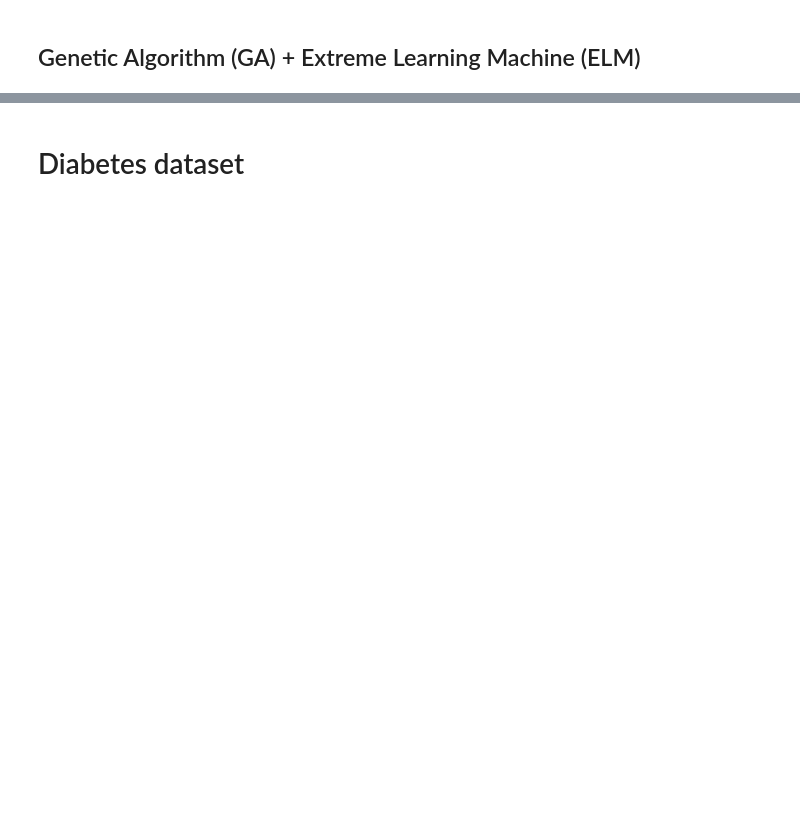
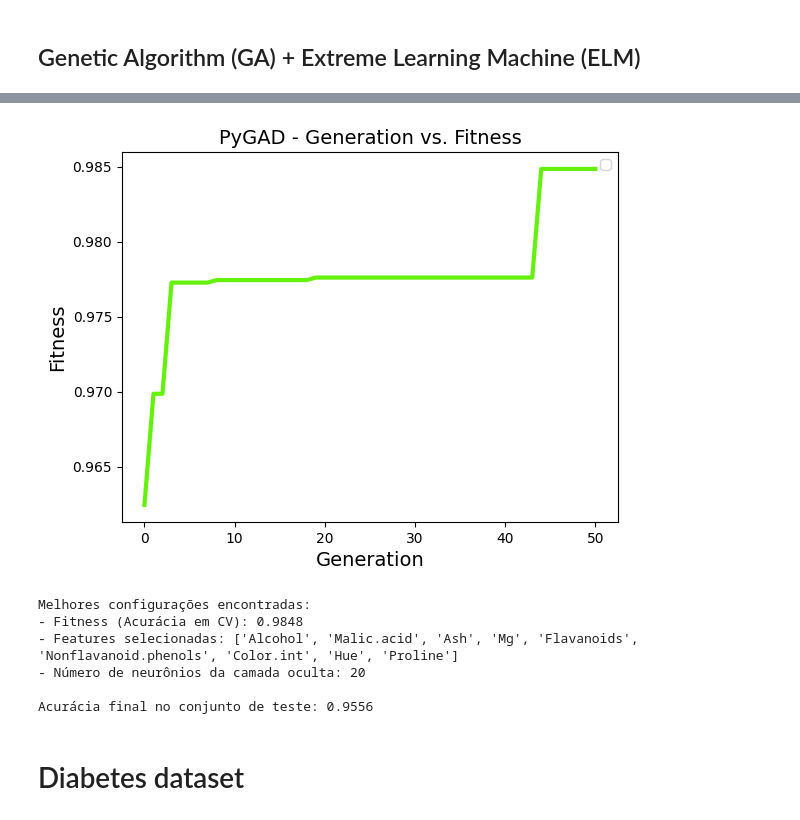
Before and after one commit to falconeee/nc-optimization, a Jupyter notebook: tc1.ipynb, the cells around one changed output, grey strips where cells are left out. Drawn from its saved outputs; the diff is of its cells as text; code cells hidden in the pictures; blank space fills up the shorter version.

```diff
--- a/tc1.ipynb
+++ b/tc1.ipynb
@@ -391,7 +479,7 @@ def fitness_func(ga_instance, solution, solution_idx):
         return -1.0  # PyGAD maximiza, então um valor baixo para penalizar
 
     # Arredonda os valores para garantir que sejam inteiros
-    n_neurons = int(round(solution[n_features]))
+    n_neurons = int(round(solution[n_features + 1]))
 
     X_sel = X_train_scaled[:, feature_mask]
 
@@ -422,34 +510,42 @@ ga_instance = pygad.GA(
     sol_per_pop=50,              # Tamanho da população
     num_genes=num_genes,
     fitness_func=fitness_func,   # Função de fitness a ser maximizada
     gene_space=gene_space,       # Define o espaço de busca para cada gene
     parent_selection_type="tournament", # Seleção 'tournament'
     crossover_type="two_points", # Crossover de dois pontos
     mutation_type="random",      # Mutação aleatória dentro do 'gene_space'
-    mutation_probability=0.6   # Probabilidade de mutação
+    mutation_probability=0.6,   # Probabilidade de mutação
 )
 ga_instance.run()
 ga_instance.plot_fitness()
 
 best_solution, best_solution_fitness, best_solution_idx = ga_instance.best_solution()
 
 selected_features = best_solution[:n_features].astype(bool)
-n_neurons_best = int(round(best_solution[n_features]))
+n_neurons_best = int(round(best_solution[n_features + 1]))
 
 print("\nMelhores configurações encontradas:")
 print(f"- Fitness (Acurácia em CV): {best_solution_fitness:.4f}")
 print(f"- Features selecionadas: {[feature_names[i] for i in range(n_features) if selected_features[i]]}")
 print(f"- Número de neurônios da camada oculta: {n_neurons_best}")
 
 # Treina o modelo final com os melhores parâmetros
 elm = ELMLayer(number_neurons=n_neurons_best, activation='relu')
 clf_final = ELMModel(elm)
 
 X_train_sel = X_train_scaled[:, selected_features]
 X_test_sel = X_test_scaled[:, selected_features]
 
 clf_final.fit(X_train_sel, y_train)
 accuracy_test = clf_final.score(X_test_sel, y_test)
 print(f"\nAcurácia final no conjunto de teste: {accuracy_test:.4f}")
+# %% [output]
+[figure, added]
+Melhores configurações encontradas:
+- Fitness (Acurácia em CV): 0.9848
+- Features selecionadas: ['Alcohol', 'Malic.acid', 'Ash', 'Mg', 'Flavanoids', 'Nonflavanoid.phenols', 'Color.int', 'Hue', 'Proline']
+- Número de neurônios da camada oculta: 20
+
+Acurácia final no conjunto de teste: 0.9556
 # %% [markdown]
 # Diabetes dataset
```
Also changed, not shown: parts of 11 cells of this notebook.
